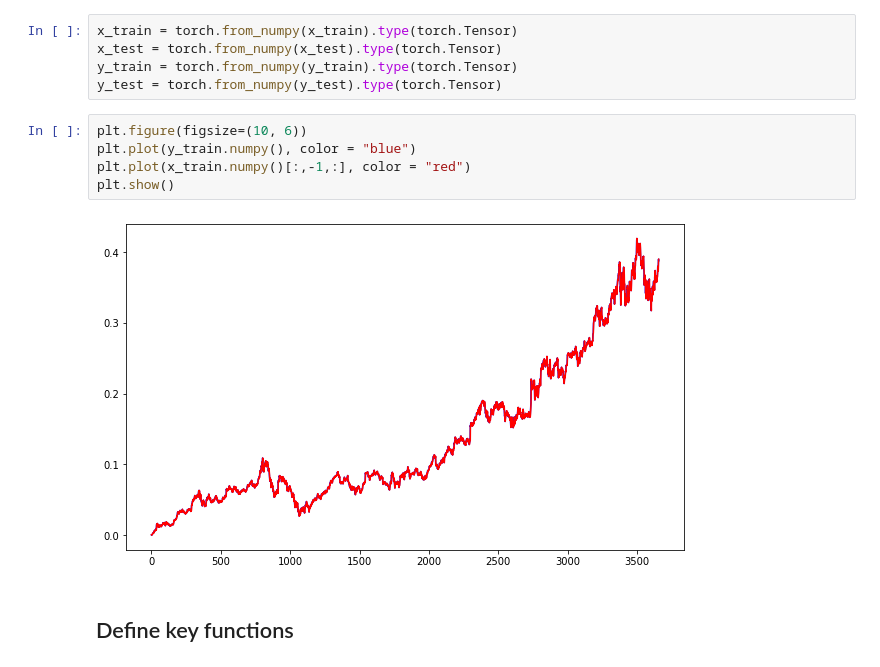
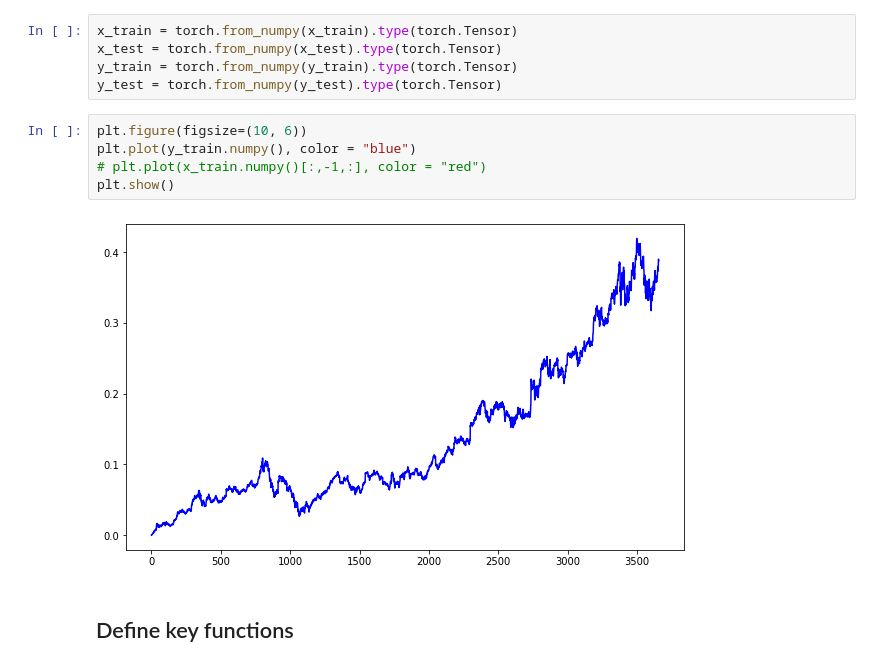
Before and after one commit to FrankAdl/DeepLearningAssignment-3, a Jupyter notebook: rnn.ipynb, the cells around one changed output. Saved outputs shown, nothing was run; the diff lists cells and outputs as text.

```diff
--- a/rnn.ipynb
+++ b/rnn.ipynb
@@ -147,10 +147,10 @@ y_test = torch.from_numpy(y_test).type(torch.Tensor)
 # %%
 plt.figure(figsize=(10, 6))
 plt.plot(y_train.numpy(), color = "blue")
-plt.plot(x_train.numpy()[:,-1,:], color = "red")
+# plt.plot(x_train.numpy()[:,-1,:], color = "red")
 plt.show()
 # %% [output]
-[figure, old version]
+[figure, new version]
 # %% [markdown]
 ## Define key functions
 # %%
```
Also changed, not shown: parts of 20 cells of this notebook.
